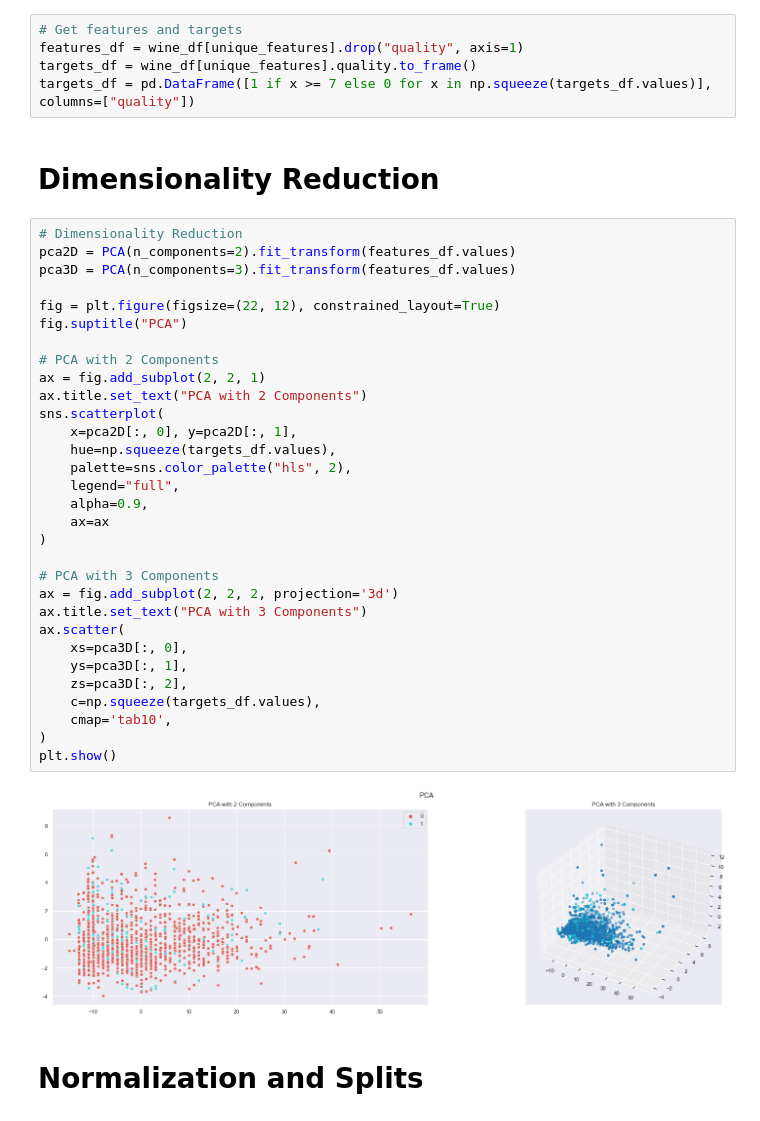
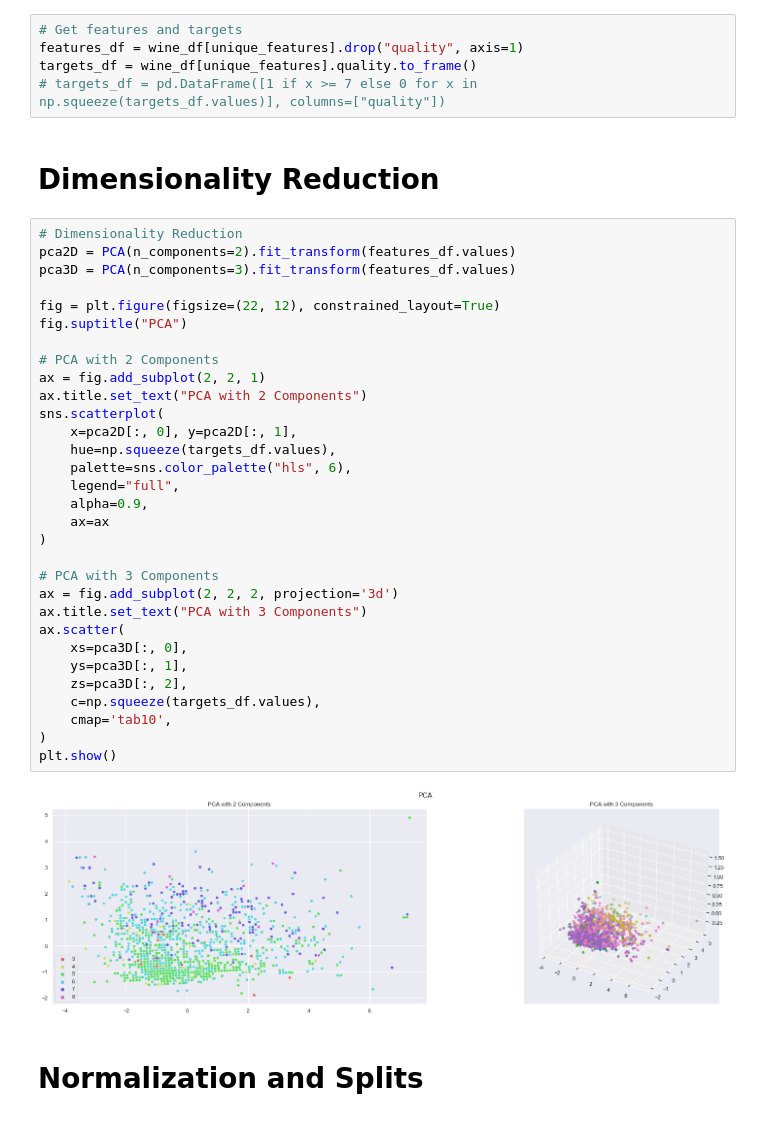
Before and after one commit to IbtihajT/wine_quality_-analysis_and_prediction, a Jupyter notebook: analysis.ipynb, the cells around one changed output. Saved outputs shown, nothing was run; the diff lists cells and outputs as text.

```diff
--- a/analysis.ipynb
+++ b/analysis.ipynb
@@ -111,42 +111,42 @@ Unique Features: {'pH', 'free sulfur dioxide', 'density', 'alcohol', 'sulphates'
 # Get features and targets
 features_df = wine_df[unique_features].drop("quality", axis=1)
 targets_df = wine_df[unique_features].quality.to_frame()
-targets_df = pd.DataFrame([1 if x >= 7 else 0 for x in np.squeeze(targets_df.values)], columns=["quality"])
+# targets_df = pd.DataFrame([1 if x >= 7 else 0 for x in np.squeeze(targets_df.values)], columns=["quality"])
 # %% [markdown]
 # Dimensionality Reduction
 # %%
 # Dimensionality Reduction
 pca2D = PCA(n_components=2).fit_transform(features_df.values)
 pca3D = PCA(n_components=3).fit_transform(features_df.values)
 
 fig = plt.figure(figsize=(22, 12), constrained_layout=True)
 fig.suptitle("PCA")
 
 # PCA with 2 Components
 ax = fig.add_subplot(2, 2, 1)
 ax.title.set_text("PCA with 2 Components")
 sns.scatterplot(
     x=pca2D[:, 0], y=pca2D[:, 1],
     hue=np.squeeze(targets_df.values),
-    palette=sns.color_palette("hls", 2),
+    palette=sns.color_palette("hls", 6),
     legend="full",
     alpha=0.9,
     ax=ax
 )
 
 # PCA with 3 Components
 ax = fig.add_subplot(2, 2, 2, projection='3d')
 ax.title.set_text("PCA with 3 Components")
 ax.scatter(
     xs=pca3D[:, 0],
     ys=pca3D[:, 1],
     zs=pca3D[:, 2],
     c=np.squeeze(targets_df.values),
     cmap='tab10',
 )
 plt.show()
 # %% [output]
-[figure, old version]
+[figure, new version]
 # %% [markdown]
 # Normalization and Splits
 # %%
```
Also changed, not shown: parts of 3 cells of this notebook.
